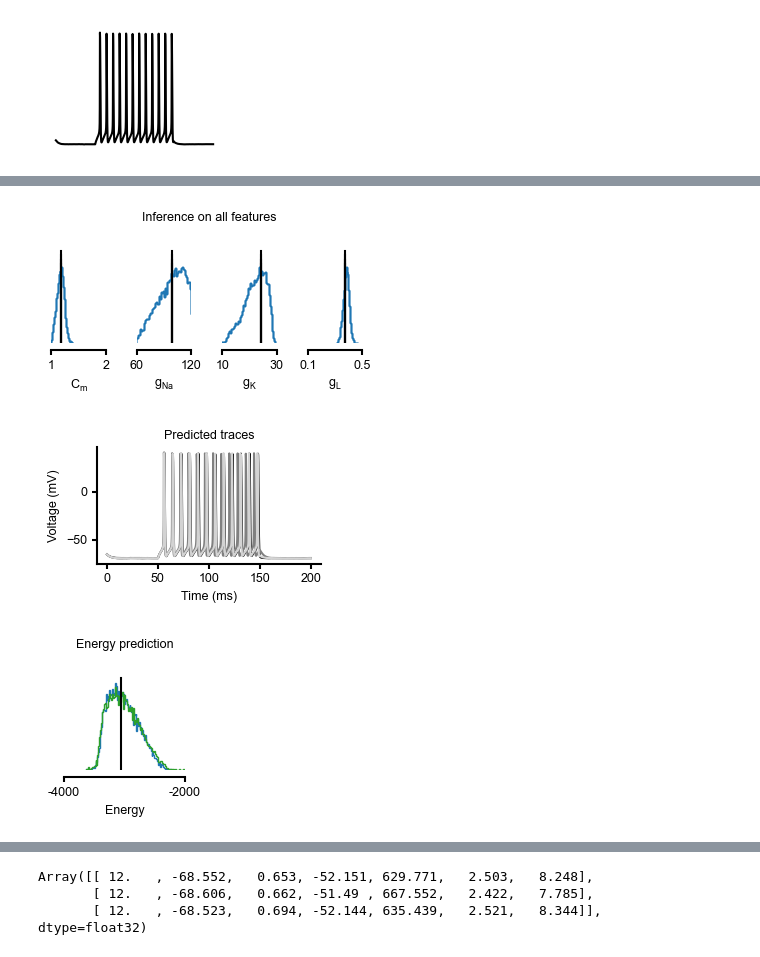
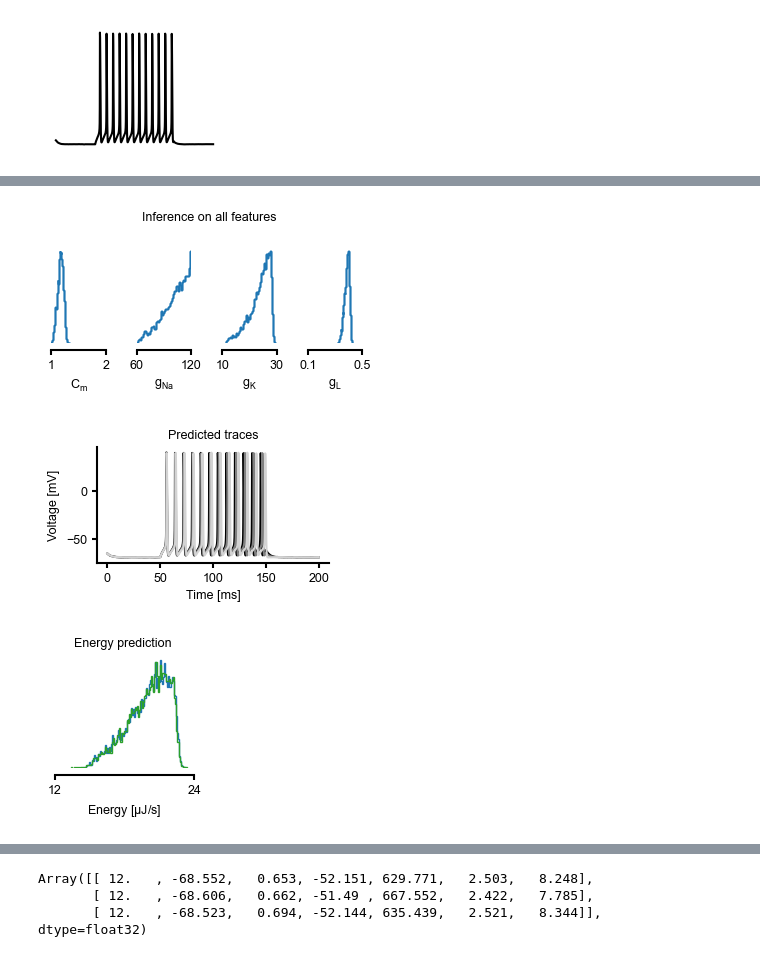
Before and after one commit to mackelab/probjax, a Jupyter notebook: scoresbibm/figures/fig5/base_fig.ipynb, the cells around one changed output, grey strips where cells are left out. Cells and saved outputs as stored; diff of their text form; code cells hidden in the pictures.

```diff
--- a/scoresbibm/figures/fig5/base_fig.ipynb
+++ b/scoresbibm/figures/fig5/base_fig.ipynb
@@ -89,6 +126,6 @@ NameError: name 'samples_only_spike_count' is not defined
 # %%
 with use_style("pyloric"):
-    fig, axes = marginal_plot([np.array(samples_all_stats[:, :4])], points= np.array(theta_true[:4]), limits=limits,figsize=(3.5,2.), labels=labels, bins=50, alpha=0.5, points_colors=["black"])
+    fig, axes = marginal_plot([np.array(samples_all_stats[:, :4])], limits=limits,figsize=(3.5,2.), labels=labels, bins=50, alpha=0.5, points_colors=["black"])
     for i in range(4):
         axes[0,i].set_xticks(limits[i])
     fig.suptitle("Inference on all features")
@@ -97,7 +134,7 @@ with use_style("pyloric"):
     plt.show()
     fig.savefig("bm_hh_marginal_all_features.svg", bbox_inches="tight")
 # %% [output]
-[figure, old version]
+[figure, new version]
 # %%
 with jax.default_device(jax.devices("cpu")[0]):
     simulator_energies = []
@@ -107,37 +144,40 @@ with jax.default_device(jax.devices("cpu")[0]):
 
     simulator_energies = jnp.concatenate(simulator_energies, axis=0)
 # %%
-Vs, _,summary = jax.vmap(simulator)(jax.random.split(jax.random.PRNGKey(42), 3), samples_all_stats[:3, :7])
+Vs, _,summary = jax.vmap(simulator)(jax.random.split(jax.random.PRNGKey(42), 3), samples_all_stats[3:6, :7])
 # %%
 #Vs, _,summary = jax.vmap(simulator, in_axes=(0, None))(jax.random.split(jax.random.PRNGKey(0), 100), theta_true)
 # %%
 with use_style("pyloric"):
-    fig = plt.figure(figsize=(3,2.))
+    fig = plt.figure(figsize=(3,1.5))
     ts = jnp.linspace(0, 200, 5000)
     plt.plot(ts,Vs[0,:], color="black")
     plt.plot(ts,Vs[1,:], color="grey")
     plt.plot(ts,Vs[2,:], color="lightgrey")
-    plt.xlabel("Time (ms)")
-    plt.ylabel("Voltage (mV)")
+    plt.xlabel("Time [ms]")
+    plt.ylabel("Voltage [mV]")
     plt.title("Predicted traces")
-    plt.tight_layout()
+    #plt.tight_layout()
     fig.savefig("bm_hh_traces.svg", bbox_inches="tight")
 
     plt.show()
 # %% [output]
-[figure, old version]
+[figure, new version]
+# %%
+predicted_energies = convert_total_energy(samples_all_stats[:, -1:])
+sim_energies = convert_total_energy(simulator_energies[:,-1:])
 # %%
 with use_style("pyloric"):
-    fig, axes = marginal_plot([np.array(samples_all_stats[:, -1:]), np.array(simulator_energies[:,-1:])], points= np.array(energy_true),figsize=(1.8,1.95),labels=["Energy"], limits=[(-4000, -2000)],  alpha=0.5, points_colors=["black"],hist_diag={"bins":100, "density":True})
-
-    axes[0,0].set_xticks([-4000, -2000])
+    fig, axes = marginal_plot([np.array(predicted_energies), np.array(sim_energies)], points= np.array(energy_true),figsize=(1.8,1.5),labels=[r"Energy [$\mu$J/s]"],  alpha=0.5, points_colors=["black"],hist_diag={"bins":100, "density":True})
+    axes[0,0].set_xlim([12, 24])
+    axes[0,0].set_xticks([12,24])
 
     fig.suptitle("Energy prediction")
-    plt.tight_layout()
+    #plt.tight_layout()
     fig.savefig("bm_hh_marginal_energy_all_features.svg", bbox_inches="tight")
     plt.show()
 # %% [output]
-[figure, old version]
+[figure, new version]
 # %%
 jnp.quantile(simulator_energies[:,-1:], 0.1), jnp.quantile(simulator_energies[:,-1:], 0.9)
 # %% [output]
```
Also changed, not shown: parts of 28 cells of this notebook, 36 other files.
